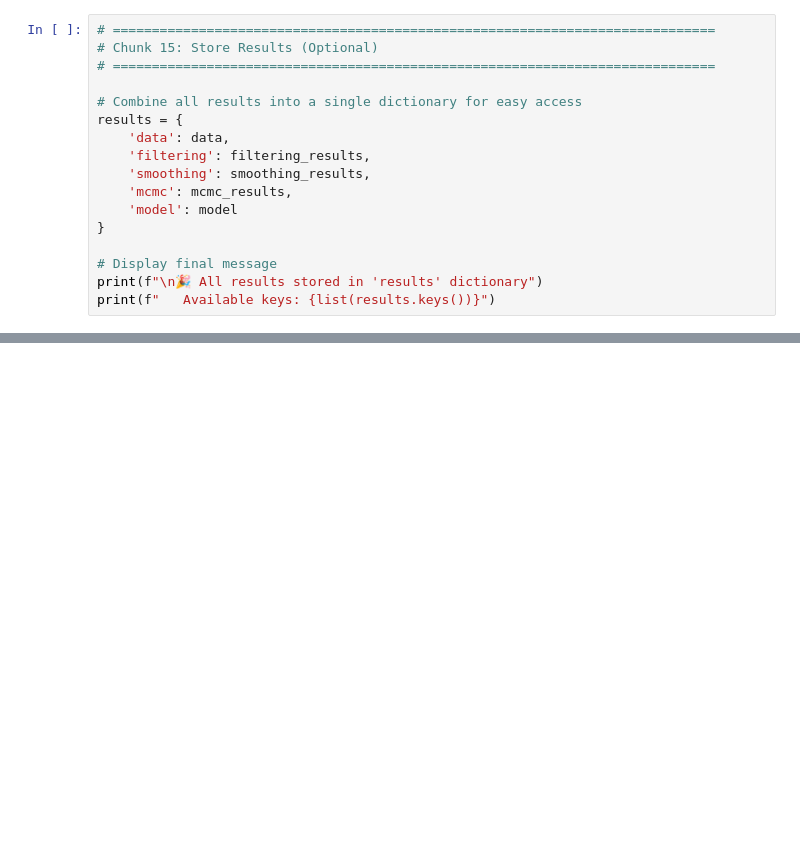
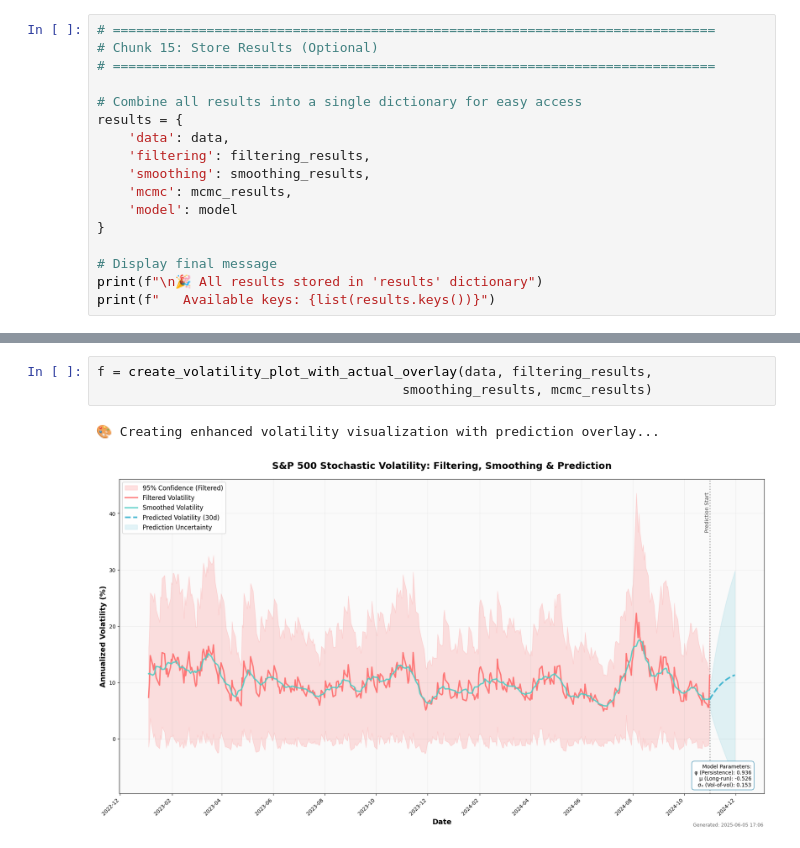
Before and after one commit to designed7000/UCL-Research-Project, a Jupyter notebook: Week1.ipynb, the cells around one changed output, grey strips where cells are left out. Drawn from its saved outputs; the diff is of its cells as text; blank space fills up the shorter version.

```diff
--- a/Week1.ipynb
+++ b/Week1.ipynb
@@ -622,0 +1456,6 @@ print(f"   Available keys: {list(results.keys())}")
+# %%
+f = create_volatility_plot_with_actual_overlay(data, filtering_results,
+                                       smoothing_results, mcmc_results)
+# %% [output]
+🎨 Creating enhanced volatility visualization with prediction overlay...
+[figure, added]
```
Also changed, not shown: parts of 17 cells of this notebook, 1 other file.
